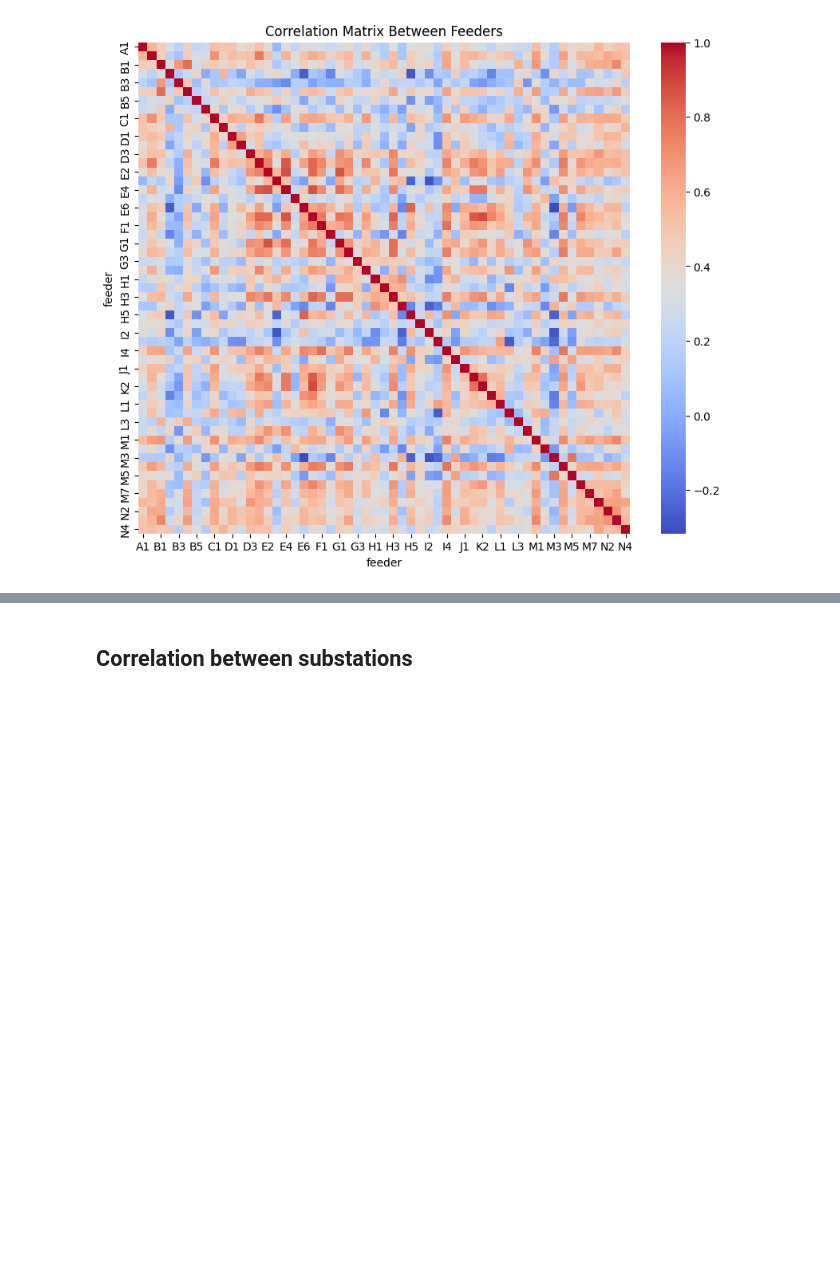
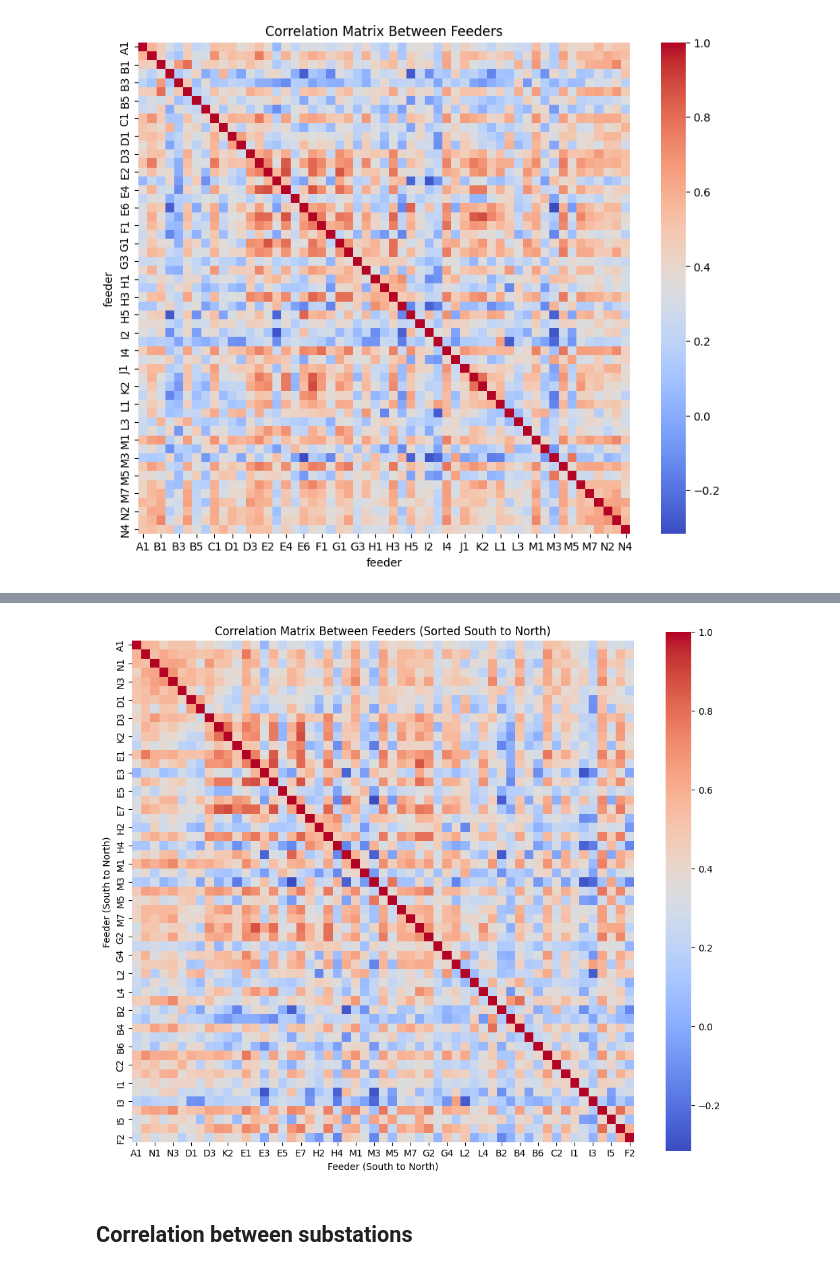
Before and after one commit to NicolaiBaklund/IT3212, a Jupyter notebook: notebooks/Paraguay/correlation.ipynb, the cells around one changed output, grey strips where cells are left out. Saved outputs shown, nothing was run; the diff lists cells and outputs as text; code cells hidden in the pictures; blank space fills up the shorter version.

```diff
--- a/notebooks/Paraguay/correlation.ipynb
+++ b/notebooks/Paraguay/correlation.ipynb
@@ -88,3 +124,28 @@ plt.show()
+# %%
+# Get mapping from substation code (first letter) to latitude
+code_to_lat = substations_df.set_index('substation')['latitude'].to_dict()
+
+# For each feeder column, get its first letter and corresponding latitude
+feeder_lat = {col: code_to_lat.get(col[0], float('inf')) for col in pivot_df.columns}
+
+# Sort columns by latitude (most south = smallest latitude)
+sorted_by_south = sorted(feeder_lat, key=lambda x: feeder_lat[x])
+
+# Plot the correlation matrix with columns sorted by latitude (most south at left)
+plt.figure(figsize=(12, 10))
+sns.heatmap(
+    pivot_df[sorted_by_south].corr(),
+    annot=False,
+    cmap='coolwarm',
+    fmt='.2f',
+    square=True
+)
+plt.title('Correlation Matrix Between Feeders (Sorted South to North)')
+plt.xlabel('Feeder (South to North)')
+plt.ylabel('Feeder (South to North)')
+plt.show()
+# %% [output]
+[figure, added]
 # %% [markdown]
 ## Correlation between substations
 # %%
```
Also changed, not shown: parts of 6 cells of this notebook, 2 other files.
